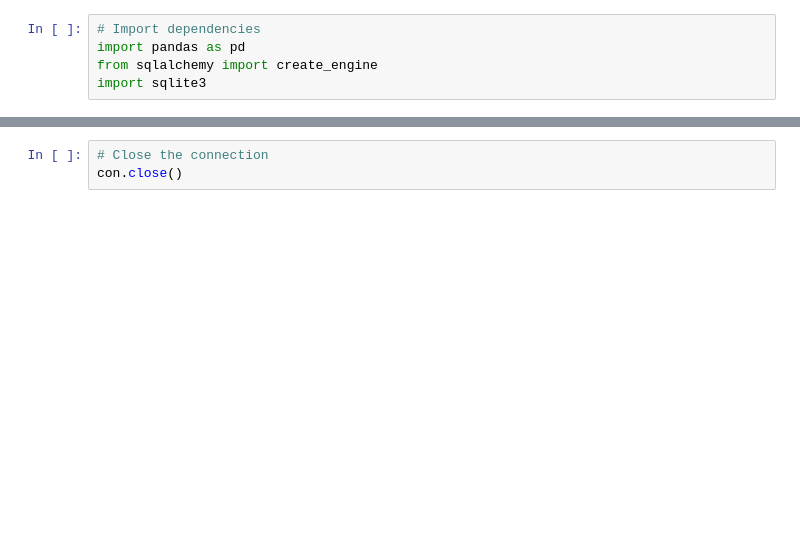
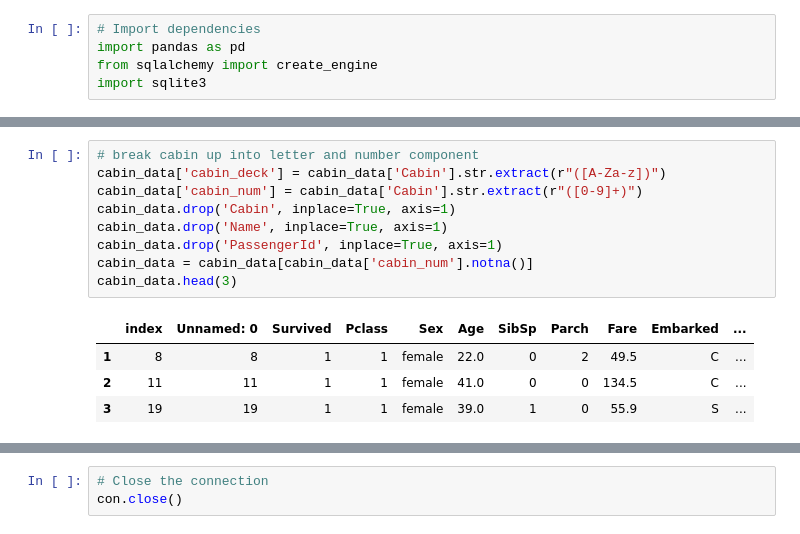
Before and after one commit to kcelik369/Project4_Team6, a Jupyter notebook: SQLCode.ipynb, the cells around one changed output, grey strips where cells are left out. Saved outputs shown, nothing was run; the diff lists cells and outputs as text; blank space fills up the shorter version.

```diff
--- a/SQLCode.ipynb
+++ b/SQLCode.ipynb
@@ -27,0 +44,14 @@ Titanic_query
+# %%
+# break cabin up into letter and number component
+cabin_data['cabin_deck'] = cabin_data['Cabin'].str.extract(r"([A-Za-z])")
+cabin_data['cabin_num'] = cabin_data['Cabin'].str.extract(r"([0-9]+)")
+cabin_data.drop('Cabin', inplace=True, axis=1)
+cabin_data.drop('Name', inplace=True, axis=1)
+cabin_data.drop('PassengerId', inplace=True, axis=1)
+cabin_data = cabin_data[cabin_data['cabin_num'].notna()]
+cabin_data.head(3)
+# %% [output]
+|  | index | Unnamed: 0 | Survived | Pclass | Sex | Age | SibSp | Parch | Fare | Embarked | ... |
+| 1 | 8 | 8 | 1 | 1 | female | 22.0 | 0 | 2 | 49.5 | C | ... |
+| 2 | 11 | 11 | 1 | 1 | female | 41.0 | 0 | 0 | 134.5 | C | ... |
+| 3 | 19 | 19 | 1 | 1 | female | 39.0 | 1 | 0 | 55.9 | S | ... |
```
Also changed, not shown: parts of 8 cells of this notebook, 7 other files.
